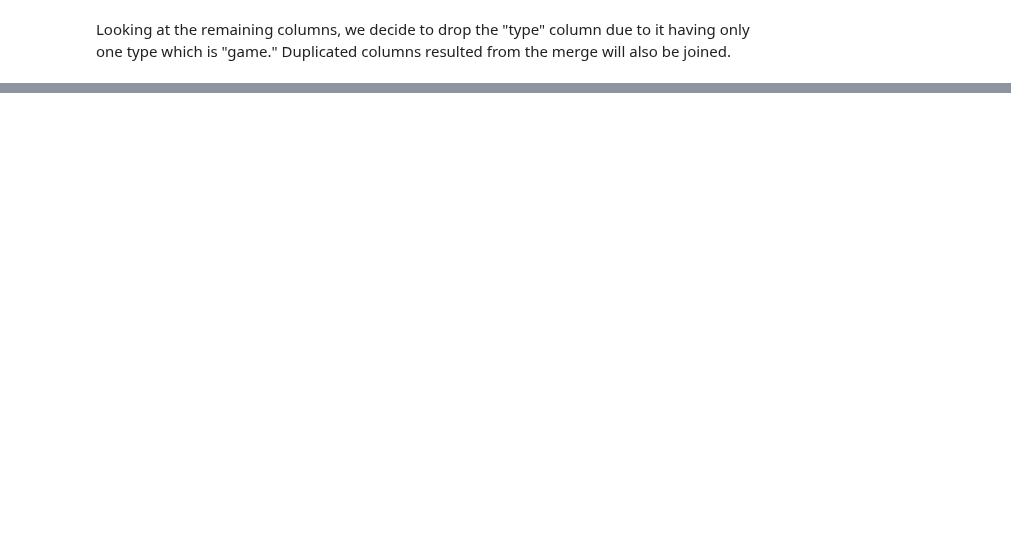
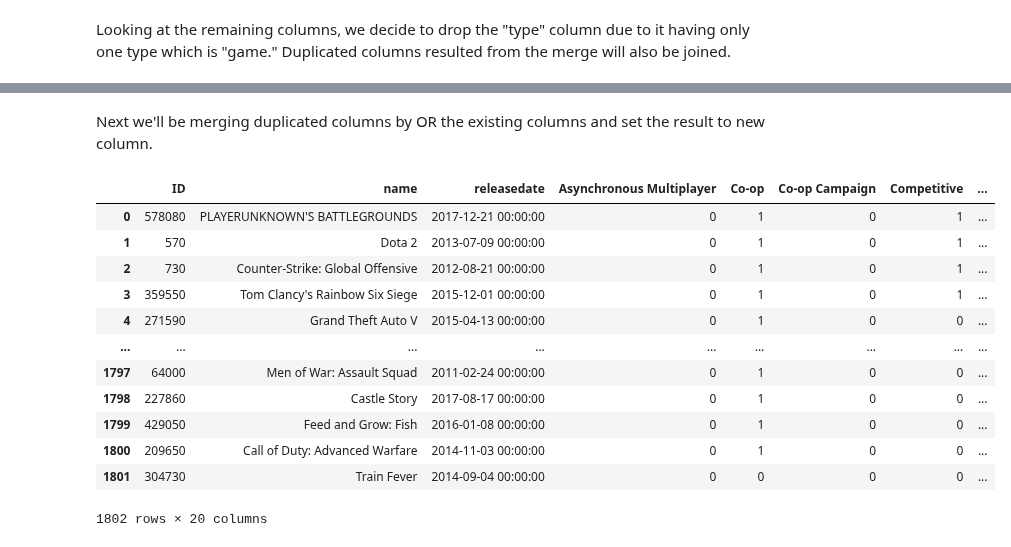
Before and after one commit to tnn050/Social-Gaming-During-COVID-19, a Jupyter notebook: DataCheckpoint_group044.ipynb, the cells around one changed output, grey strips where cells are left out. Saved outputs shown, nothing was run; the diff lists cells and outputs as text; code cells hidden in the pictures; blank space fills up the shorter version.

Commit message:
Data has been somewhat cleaned

```diff
--- a/DataCheckpoint_group044.ipynb
+++ b/DataCheckpoint_group044.ipynb
@@ -330,0 +361,15 @@ KeyError: 'free_to_play'
+# %%
+combined_reduced.at[130, 'releasedate'] = '01-Jun-15' # used google with june as key search term
+combined_reduced.at[217, 'releasedate'] = '18-Nov-14' # from steam
+combined_reduced.at[362, 'releasedate'] = '01-Oct-15' # original date and moth were also in consisten with steam, so date has been directly grabbed form steam
+combined_reduced.at[385, 'releasedate'] = '01-Jul-14' # used google with july as key search term
+combined_reduced.at[1070, 'releasedate'] = '27-Aug-14' # used google with aug as key search term
+combined_reduced.at[1344, 'releasedate'] = '07-Jul-16' # used google with july as key search term
+combined_reduced.at[1762, 'releasedate'] = '06-Dec-16' # used google with december and 2012 as key search term
+# %%
+for (key, date) in combined_reduced['releasedate'].iteritems():
+    try:
+        converted = datetime.datetime.strptime(date, '%d-%b-%y')
+        combined_reduced.at[key, 'releasedate'] = converted
+    except ValueError:
+        print(date)
@@ -330,0 +389,39 @@ KeyError: 'free_to_play'
+# %% [markdown]
+Next we'll be merging duplicated columns by OR the existing columns and set the result to new column.
+# %%
+convert_dict = {'Free to Play_x': bool,
+                'Free to Play_y': bool,
+                'freetoplay': bool,
+                'Casual_x': bool,
+                'Casual_y': bool,
+                'RPG_x': bool,
+                'RPG_y': bool,
+                'Massively Multiplayer_x': bool,
+                'Massively Multiplayer_y': bool}
+combined_reduced = combined_reduced.astype(convert_dict)
+#print(combined_reduced.dtypes)
+# %%
+combined_reduced = combined_reduced.assign(free_to_play = (combined_reduced['freetoplay'] | combined_reduced['Free to Play_x'] | combined_reduced['Free to Play_y']))
+combined_reduced = combined_reduced.assign(Casual = (combined_reduced['Casual_x'] | combined_reduced['Casual_y']))
+combined_reduced = combined_reduced.assign(RPG = (combined_reduced['RPG_x'] | combined_reduced['RPG_y']))
+combined_reduced = combined_reduced.assign(Massively_Multiplayer = (combined_reduced['Massively Multiplayer_x'] | combined_reduced['Massively Multiplayer_y']))
+combined_reduced['free_to_play'] = combined_reduced['free_to_play'].astype('int')
+combined_reduced['Casual'] = combined_reduced['Casual'].astype('int')
+combined_reduced['RPG'] = combined_reduced['RPG'].astype('int')
+combined_reduced['Massively_Multiplayer'] = combined_reduced['Massively_Multiplayer'].astype('int')
+combined_reduced.drop(['Free to Play_x', 'Free to Play_y', 'freetoplay', 'Casual_x', 'Casual_y', 'RPG_x', 'RPG_y', 'Massively Multiplayer_x', 'Massively Multiplayer_y'], inplace=True, axis=1)
+combined_reduced
+# %% [output]
+|  | ID | name | releasedate | Asynchronous Multiplayer | Co-op | Co-op Campaign | Competitive | ... |
+| 0 | 578080 | PLAYERUNKNOWN'S BATTLEGROUNDS | 2017-12-21 00:00:00 | 0 | 1 | 0 | 1 | ... |
+| 1 | 570 | Dota 2 | 2013-07-09 00:00:00 | 0 | 1 | 0 | 1 | ... |
+| 2 | 730 | Counter-Strike: Global Offensive | 2012-08-21 00:00:00 | 0 | 1 | 0 | 1 | ... |
+| 3 | 359550 | Tom Clancy's Rainbow Six Siege | 2015-12-01 00:00:00 | 0 | 1 | 0 | 1 | ... |
+| 4 | 271590 | Grand Theft Auto V | 2015-04-13 00:00:00 | 0 | 1 | 0 | 0 | ... |
+| ... | ... | ... | ... | ... | ... | ... | ... | ... |
+| 1797 | 64000 | Men of War: Assault Squad | 2011-02-24 00:00:00 | 0 | 1 | 0 | 0 | ... |
+| 1798 | 227860 | Castle Story | 2017-08-17 00:00:00 | 0 | 1 | 0 | 0 | ... |
+| 1799 | 429050 | Feed and Grow: Fish | 2016-01-08 00:00:00 | 0 | 1 | 0 | 0 | ... |
+| 1800 | 209650 | Call of Duty: Advanced Warfare | 2014-11-03 00:00:00 | 0 | 1 | 0 | 0 | ... |
+| 1801 | 304730 | Train Fever | 2014-09-04 00:00:00 | 0 | 0 | 0 | 0 | ... |
+1802 rows × 20 columns
```
Also changed, not shown: parts of 14 cells of this notebook.
